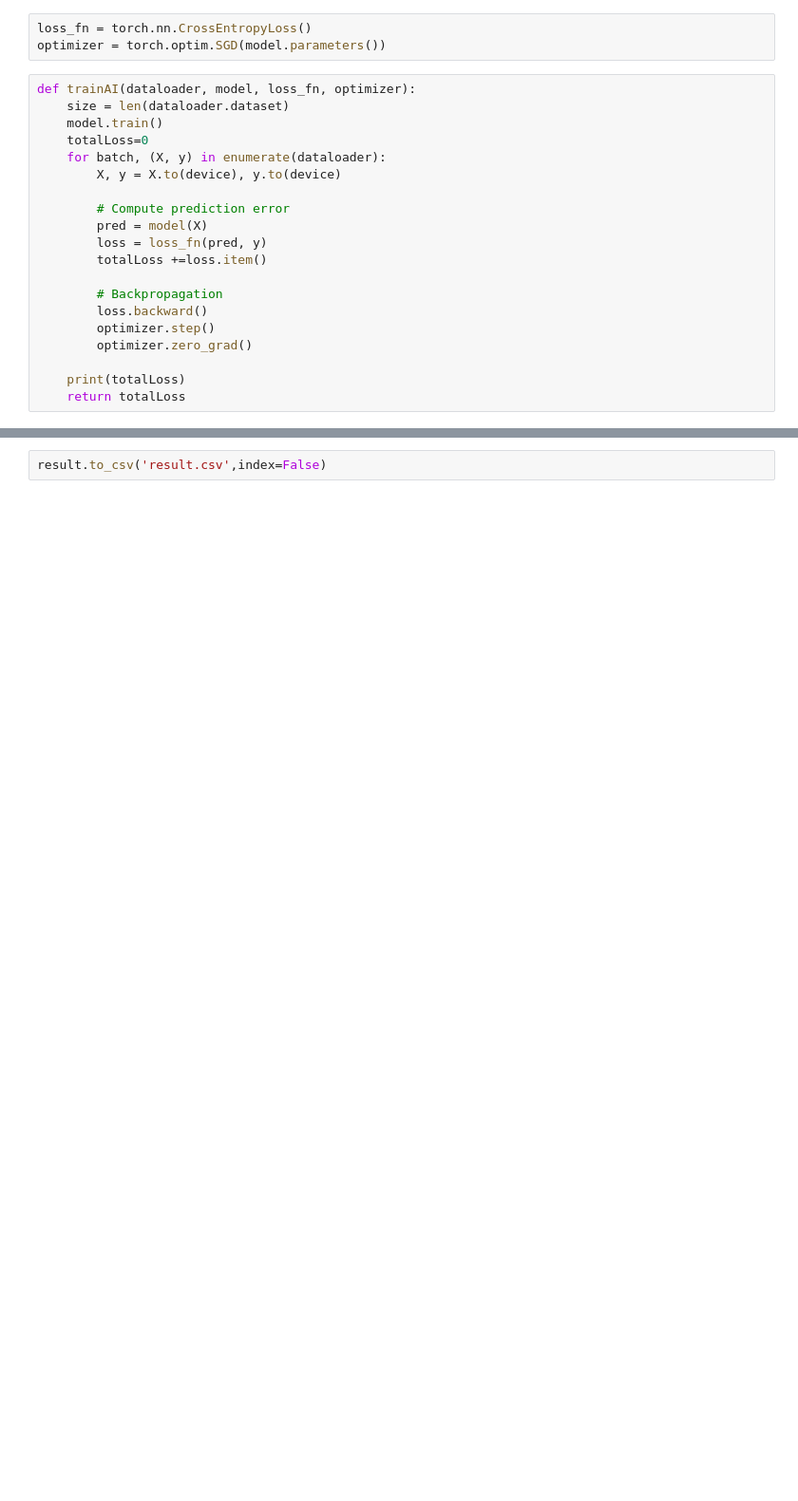
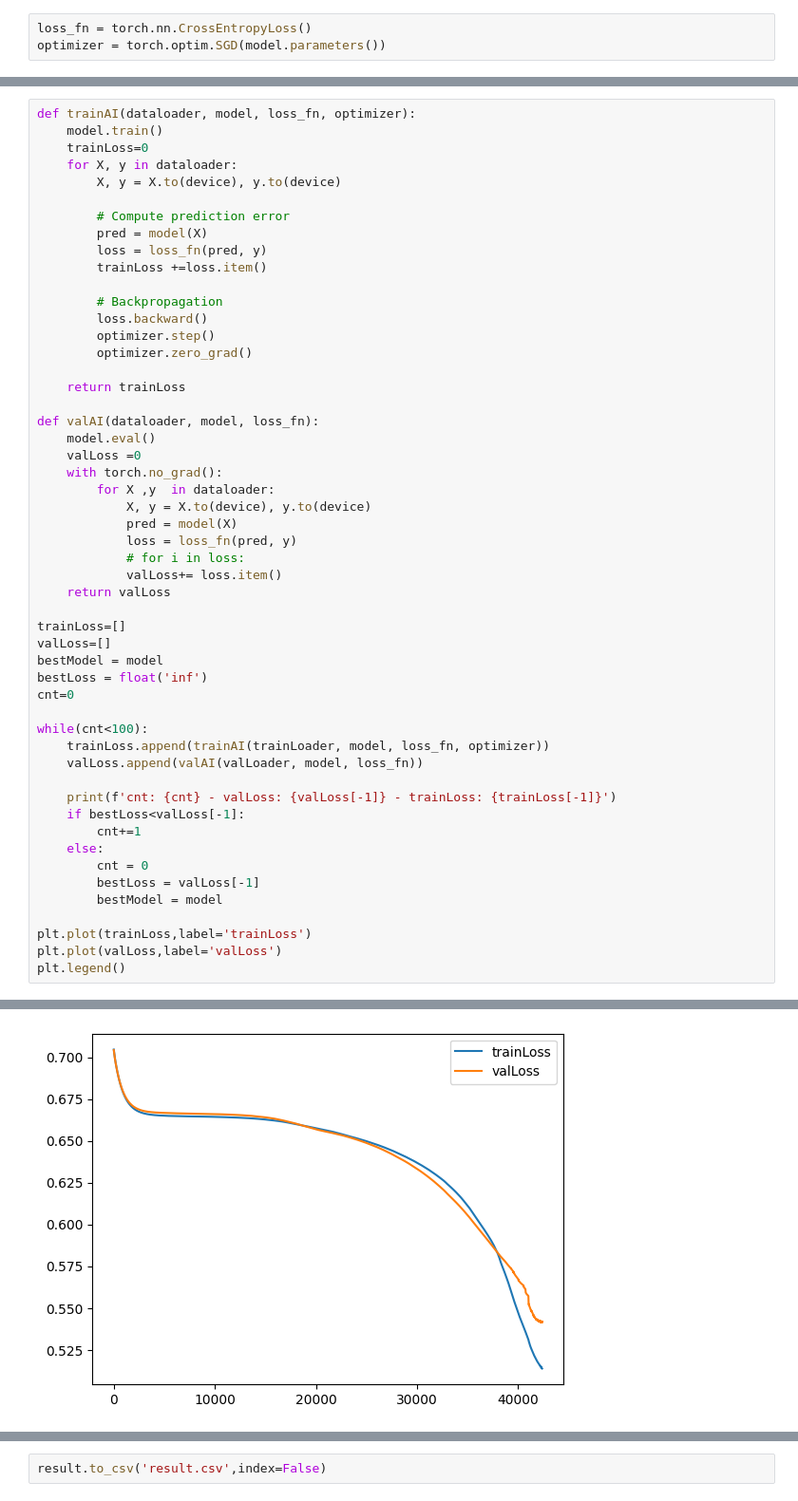
Before and after one commit to joseongho/titanic, a Jupyter notebook: test.ipynb, the cells around one changed output, grey strips where cells are left out. Shown at 95% size. Cells and saved outputs as stored; diff of their text form; blank space fills up the shorter version.

```diff
--- a/test.ipynb
+++ b/test.ipynb
@@ -169,23 +275,3 @@ NeuralNetwork(
 # %%
 loss_fn = torch.nn.CrossEntropyLoss()
 optimizer = torch.optim.SGD(model.parameters())
-# %%
-def trainAI(dataloader, model, loss_fn, optimizer):
-    size = len(dataloader.dataset)
-    model.train()
-    totalLoss=0
-    for batch, (X, y) in enumerate(dataloader):
-        X, y = X.to(device), y.to(device)
-
-        # Compute prediction error
-        pred = model(X)
-        loss = loss_fn(pred, y)
-        totalLoss +=loss.item()
-
-        # Backpropagation
-        loss.backward()
-        optimizer.step()
-        optimizer.zero_grad()
-
-    print(totalLoss)
-    return totalLoss
@@ -219,0 +278,53 @@ Done!
+# %%
+def trainAI(dataloader, model, loss_fn, optimizer):
+    model.train()
+    trainLoss=0
+    for X, y in dataloader:
+        X, y = X.to(device), y.to(device)
+
+        # Compute prediction error
+        pred = model(X)
+        loss = loss_fn(pred, y)
+        trainLoss +=loss.item()
+
+        # Backpropagation
+        loss.backward()
+        optimizer.step()
+        optimizer.zero_grad()
+
+    return trainLoss
+
+def valAI(dataloader, model, loss_fn):
+    model.eval()
+    valLoss =0
+    with torch.no_grad():
+        for X ,y  in dataloader:
+            X, y = X.to(device), y.to(device)
+            pred = model(X)
+            loss = loss_fn(pred, y)
+            # for i in loss:
+            valLoss+= loss.item()
+    return valLoss
+
+trainLoss=[]
+valLoss=[]
+bestModel = model
+bestLoss = float('inf')
+cnt=0
+
+while(cnt<100):
+    trainLoss.append(trainAI(trainLoader, model, loss_fn, optimizer))
+    valLoss.append(valAI(valLoader, model, loss_fn))
+
+    print(f'cnt: {cnt} - valLoss: {valLoss[-1]} - trainLoss: {trainLoss[-1]}')
+    if bestLoss<valLoss[-1]:
+        cnt+=1
+    else:
+        cnt = 0
+        bestLoss = valLoss[-1]
+        bestModel = model
+
+plt.plot(trainLoss,label='trainLoss')
+plt.plot(valLoss,label='valLoss')
+plt.legend()
+# %% [output]
@@ -220,3 +349,4 @@ Done!
+[figure, added]
 # %%
 def testAI(dataloader, model):
     model.eval()
```
Also changed, not shown: parts of 17 cells of this notebook, 2 other files.
